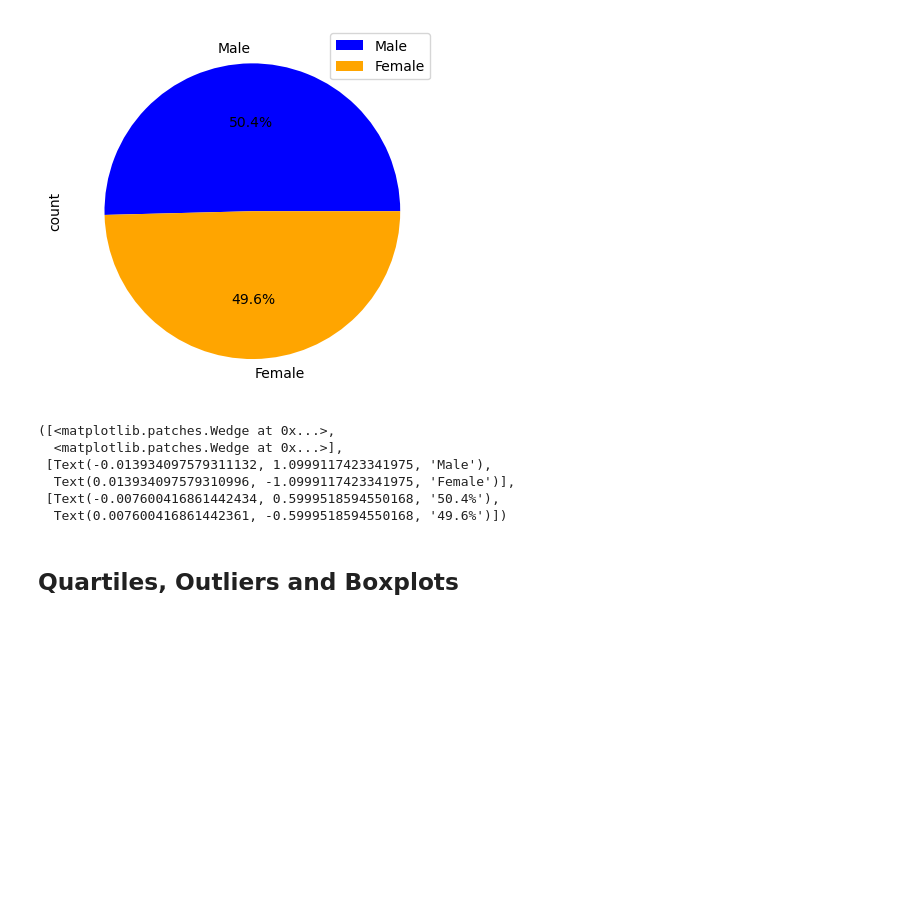
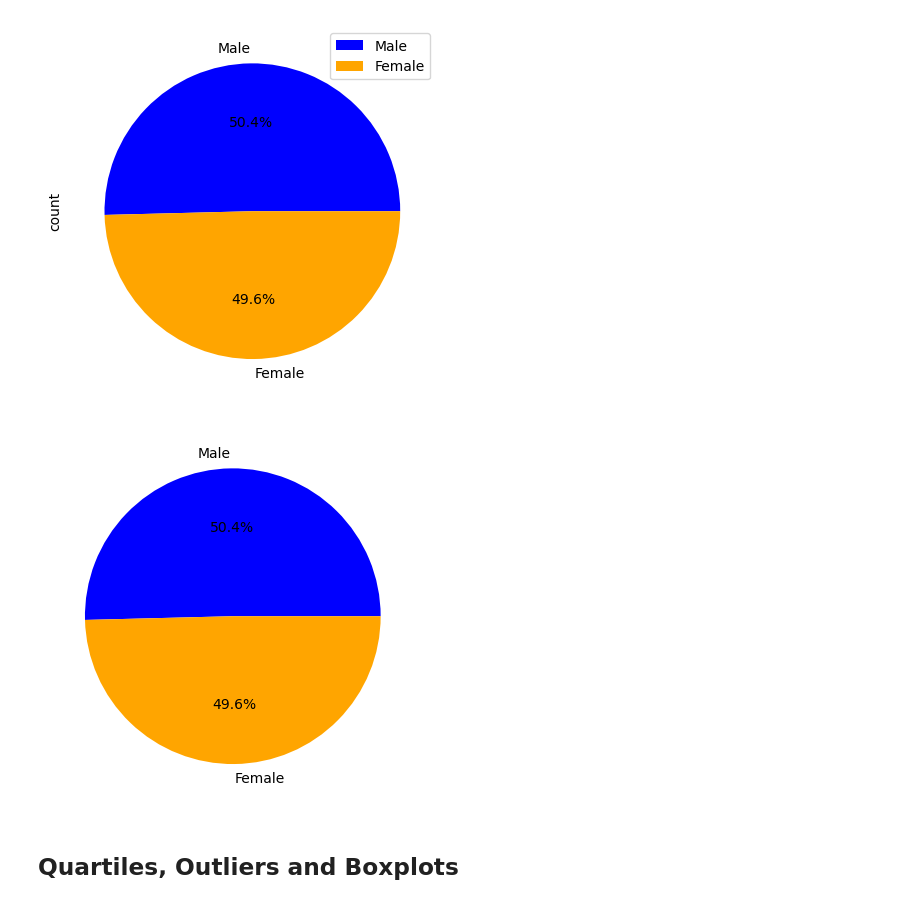
Before and after one commit to DidemBl/Module_5_challenge, a Jupyter notebook: pymaceuticals_notebook.ipynb, the cells around one changed output. Drawn from its saved outputs; the diff is of its cells as text; code cells hidden in the pictures; blank space fills up the shorter version.

```diff
--- a/pymaceuticals_notebook.ipynb
+++ b/pymaceuticals_notebook.ipynb
@@ -145,26 +145,22 @@ plt
 [figure]
 # %%
 # Generate a pie chart, using pyplot, showing the distribution of unique female versus male mice used in the study
-mice_by_sex = cleaned_combined_df.groupby(["Mouse ID"])["Sex"].unique()
-mice_by_sex_df_py = pd.DataFrame({"Count": mice_by_sex})
-number_male = mice_by_sex_df.loc[mice_by_sex_df["Count"] == "Male"].count()
-number_male
-number_female = total_mice_cleaned - number_male
-number_female
+#mice_by_sex = cleaned_combined_df.groupby(["Mouse ID"])["Sex"].unique()
+#mice_by_sex_df_py = pd.DataFrame({"Count": mice_by_sex})
+#number_male = mice_by_sex_df.loc[mice_by_sex_df["Count"] == "Male"].count()
+#number_male
+#number_female = total_mice_cleaned - number_male
+#number_female
 
 #Make the pie chart
 labels = ["Male", "Female"]
-count = [int(number_male), int(number_female)]
+count = cleaned_combined_df.groupby(["Mouse ID", "Sex"]).count().reset_index()[["Mouse ID","Sex"]]["Sex"].value_counts()
 colors = ["blue","orange"]
-plot = plt.pie(count,labels=labels, colors=colors, autopct="%1.1f%%")
-plot
+plot_py = plt.pie(count,labels=labels, colors=colors, autopct="%1.1f%%")
+
+plt.show()
 # %% [output]
-([<matplotlib.patches.Wedge at 0x...>,
-  <matplotlib.patches.Wedge at 0x...>],
- [Text(-0.013934097579311132, 1.0999117423341975, 'Male'),
-  Text(0.013934097579310996, -1.0999117423341975, 'Female')],
- [Text(-0.007600416861442434, 0.5999518594550168, '50.4%'),
-  Text(0.007600416861442361, -0.5999518594550168, '49.6%')])
+[figure, added]
 # %% [markdown]
 ## Quartiles, Outliers and Boxplots
 # %%
```
Also changed, not shown: parts of 4 cells of this notebook.
